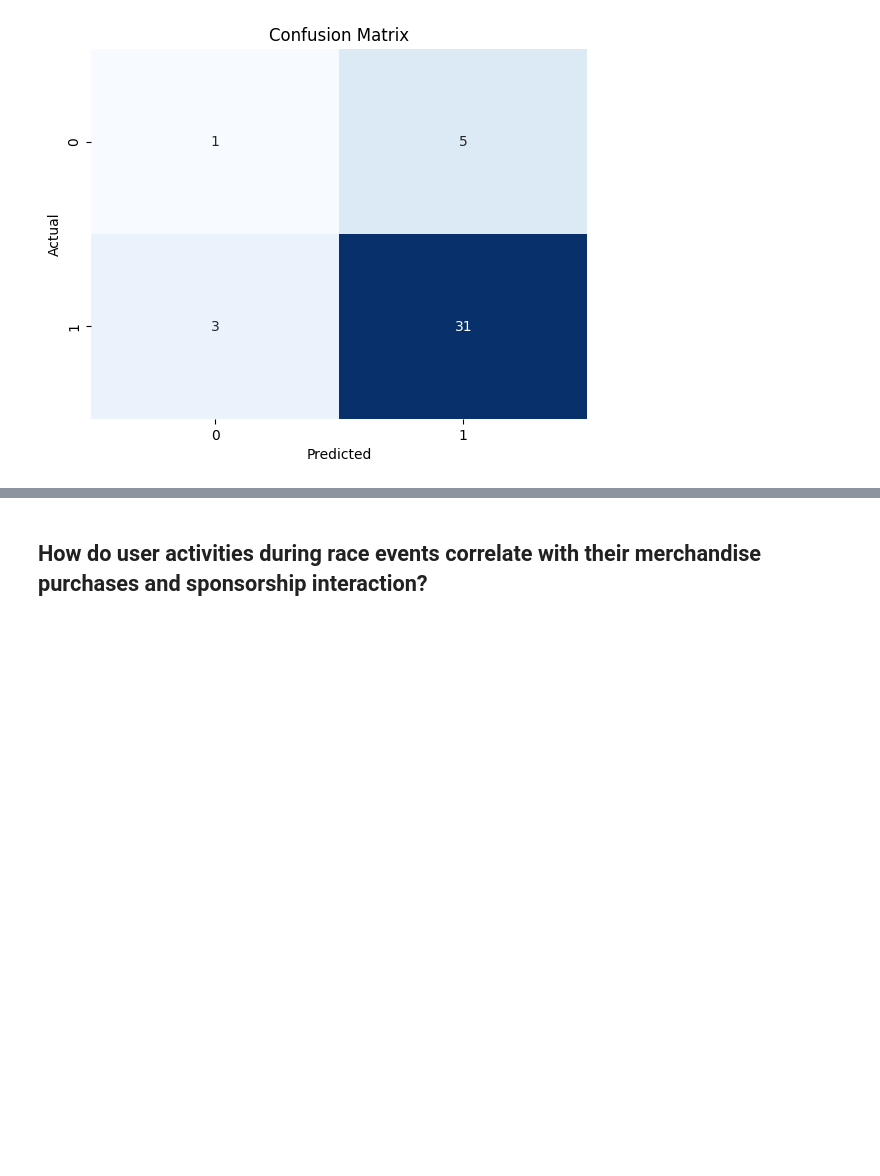
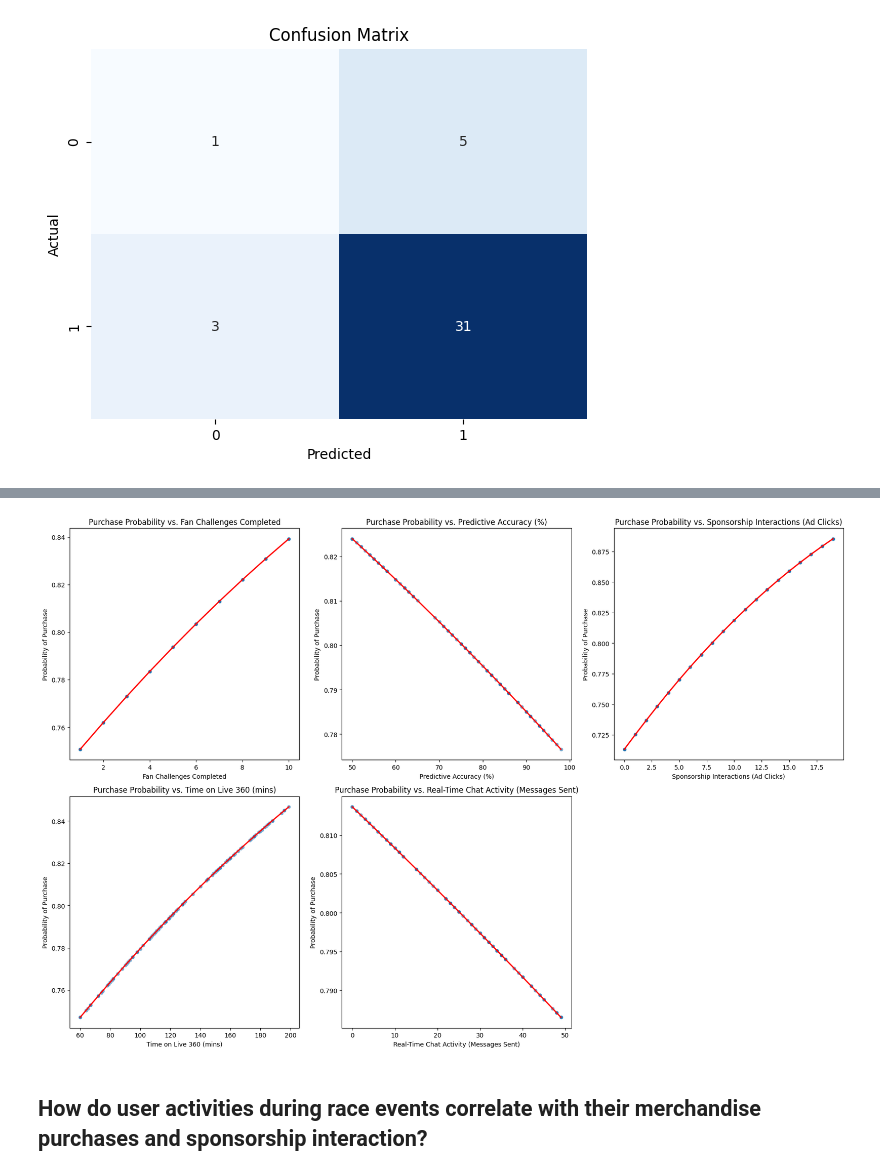
Before and after one commit to TriAnLe171/XTern_Data_Science, a Jupyter notebook: code_and_analysis.ipynb, the cells around one changed output, grey strips where cells are left out. Cells and saved outputs as stored; diff of their text form; code cells hidden in the pictures; blank space fills up the shorter version.

```diff
--- a/code_and_analysis.ipynb
+++ b/code_and_analysis.ipynb
@@ -175,3 +180,31 @@ plt.show()
+# %%
+fig, axes = plt.subplots(2, 3, figsize=(18, 12))
+axes = axes.flatten()
+
+for i, feature in enumerate(features):
+    X = data[[feature]].values  # Feature values
+
+    # Train the model on the feature
+    model.fit(X, y)
+
+    # Predict probabilities of purchase for the feature
+    y_prob = model.predict_proba(X)[:, 1]
+
+    sns.scatterplot(x=X.flatten(), y=y_prob, ax=axes[i], alpha=0.6)
+    sns.lineplot(x=X.flatten(), y=y_prob, ax=axes[i], color='red', linewidth=2)
+
+    axes[i].set_xlabel(feature)
+    axes[i].set_ylabel('Probability of Purchase')
+    axes[i].set_title(f'Purchase Probability vs. {feature}')
+
+# Remove empty subplot
+fig.delaxes(axes[-1])
+
+
+plt.tight_layout()
+plt.show()
+# %% [output]
+[figure, added]
 # %% [markdown]
 ##  How do user activities during race events correlate with their merchandise purchases and sponsorship interaction?
 # %%
```
Also changed, not shown: parts of 5 cells of this notebook.
